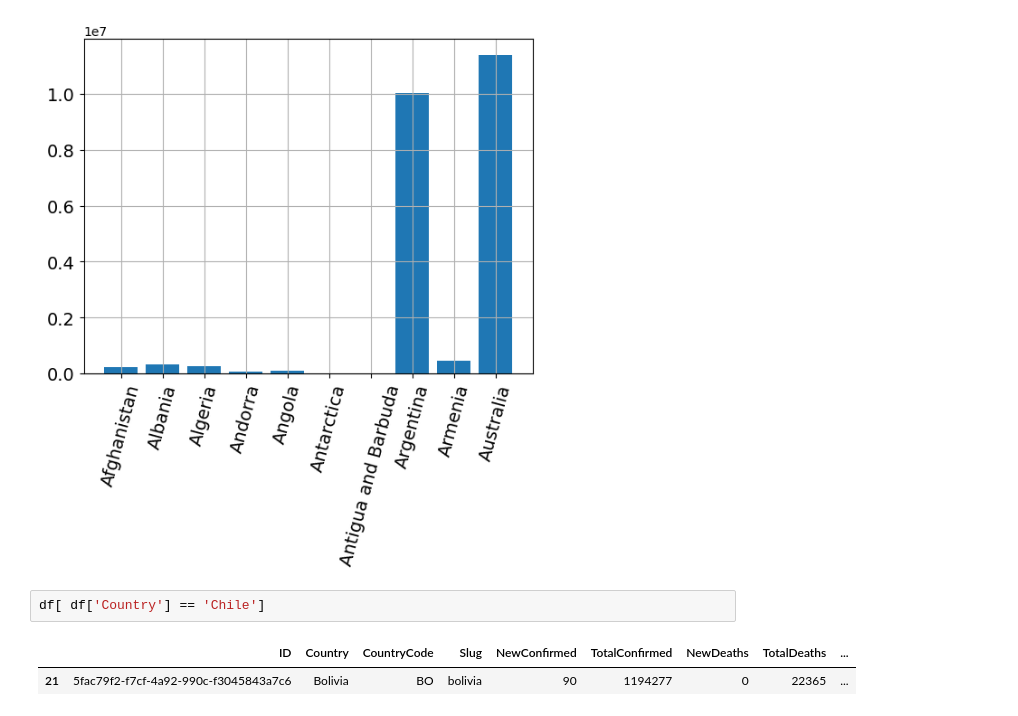
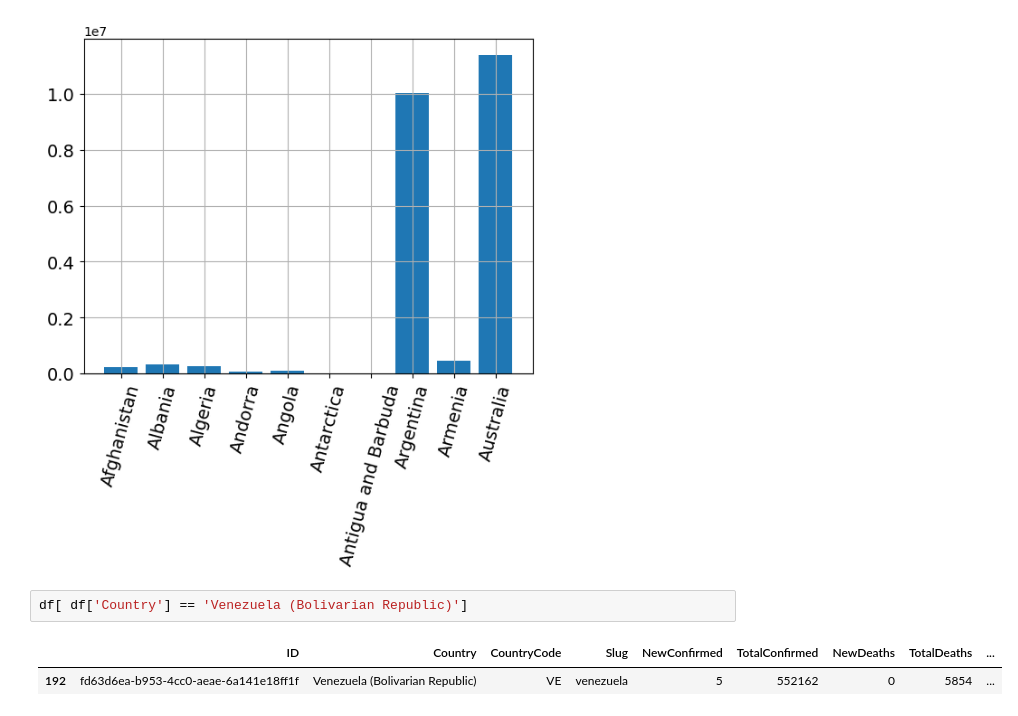
Before and after one commit to Cyankavvv/Covid19, a Jupyter notebook: clase3/clase3.ipynb, the cells around one changed output. Cells and saved outputs as stored; diff of their text form.

```diff
--- a/clase3/clase3.ipynb
+++ b/clase3/clase3.ipynb
@@ -65,7 +66,7 @@ plt.yticks(size = 14)
   Text(0, 12000000.0, '1.2')])
 [figure]
 # %%
-df[ df['Country'] == 'Chile']
+df[ df['Country'] == 'Venezuela (Bolivarian Republic)']
 # %% [output]
 |  | ID | Country | CountryCode | Slug | NewConfirmed | TotalConfirmed | NewDeaths | TotalDeaths | ... |
-| 21 | 5fac79f2-f7cf-4a92-990c-f3045843a7c6 | Bolivia | BO | bolivia | 90 | 1194277 | 0 | 22365 | ... |
+| 192 | fd63d6ea-b953-4cc0-aeae-6a141e18ff1f | Venezuela (Bolivarian Republic) | VE | venezuela | 5 | 552162 | 0 | 5854 | ... |
```
Also changed, not shown: parts of 12 cells of this notebook.
